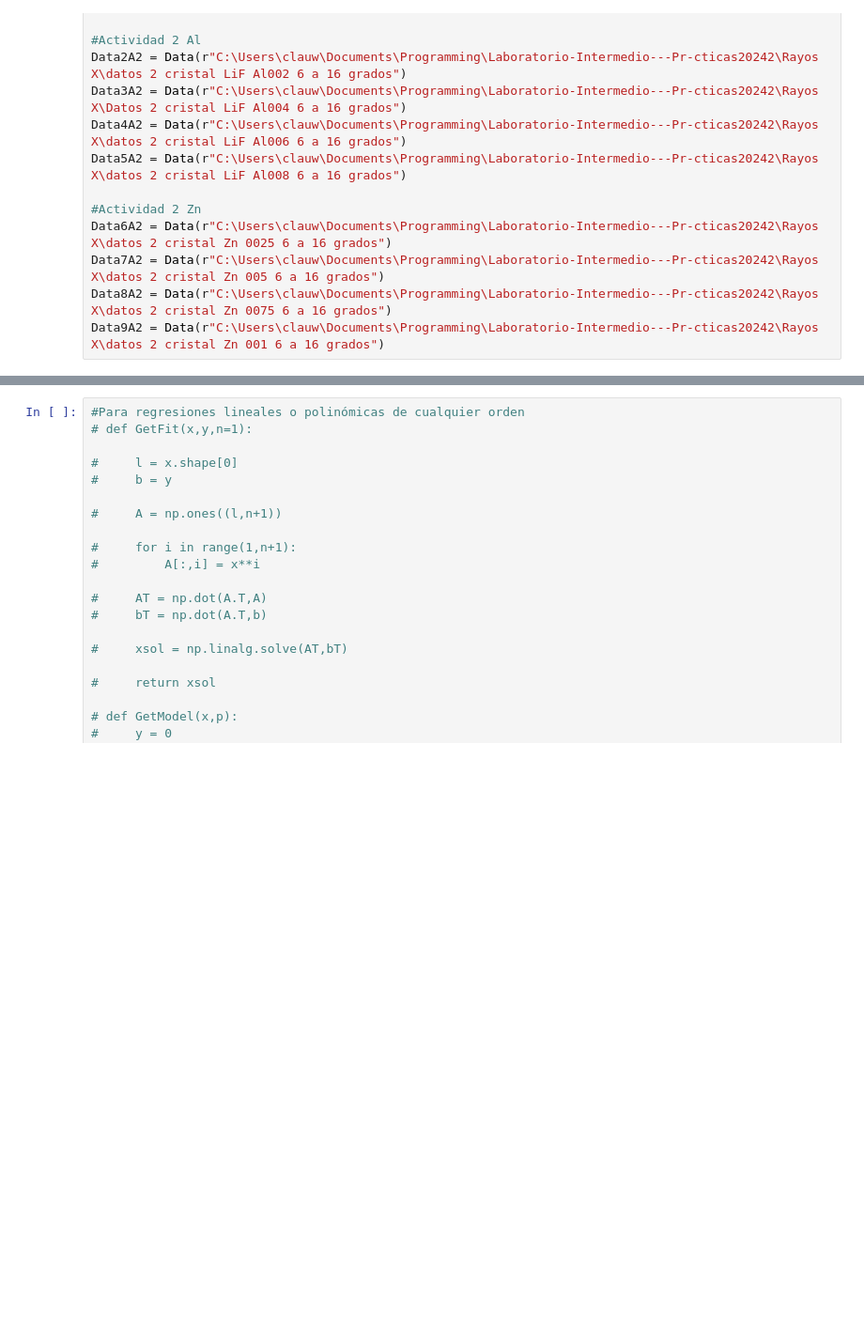
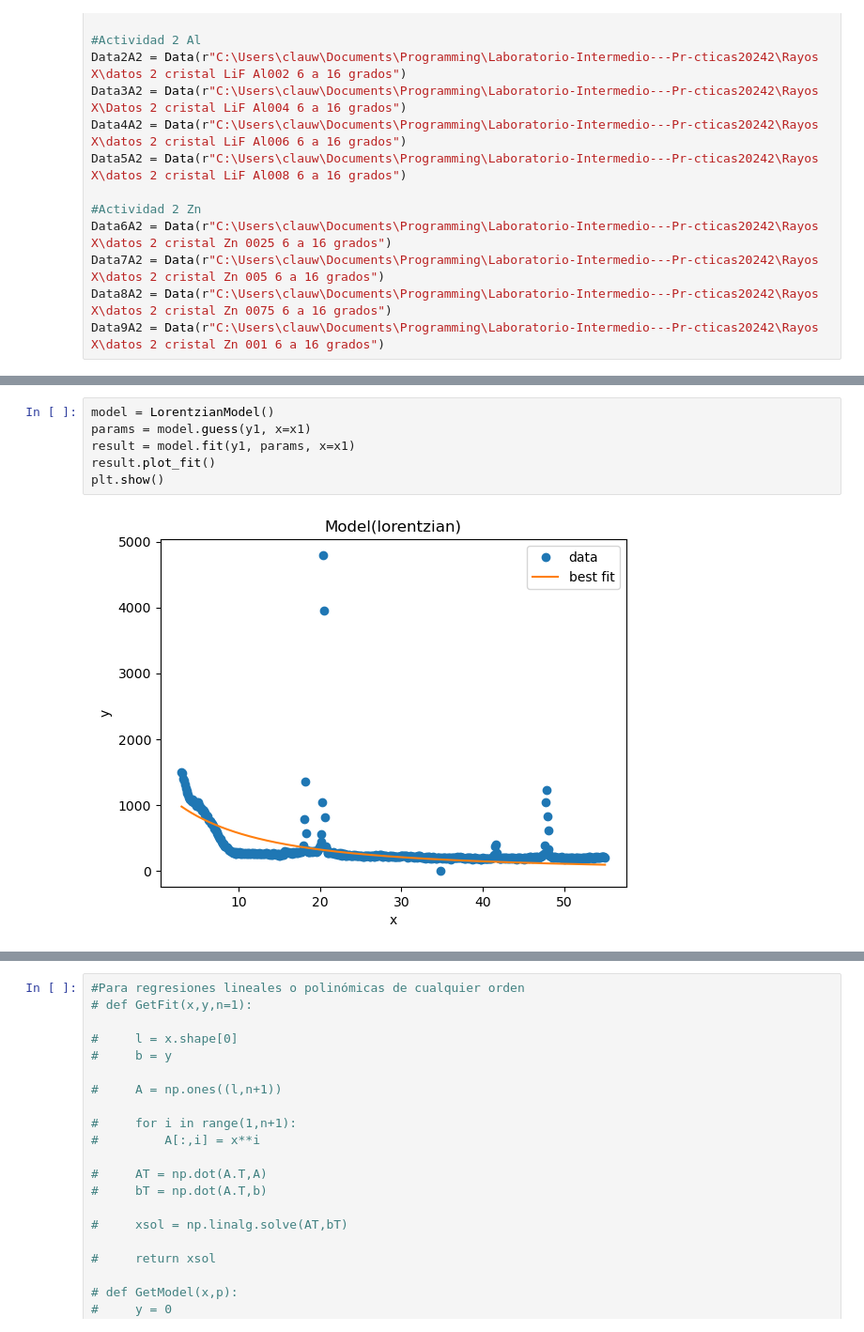
Before and after one commit to ccuellarn/Laboratorio-Intermedio---Pr-cticas20242, a Jupyter notebook: Rayos X/Rayos X.ipynb, the cells around one changed output, grey strips where cells are left out. Shown at 94% size. Drawn from its saved outputs; the diff is of its cells as text; blank space fills up the shorter version.

```diff
--- a/Rayos X/Rayos X.ipynb
+++ b/Rayos X/Rayos X.ipynb
@@ -36,0 +42,8 @@ Data9A2 = Data(r"C:\Users\clauw\Documents\Programming\Laboratorio-Intermedio---P
+# %%
+model = LorentzianModel()
+params = model.guess(y1, x=x1)
+result = model.fit(y1, params, x=x1)
+result.plot_fit()
+plt.show()
+# %% [output]
+[figure, added]
```
Also changed, not shown: parts of 3 cells of this notebook, 20 other files.
